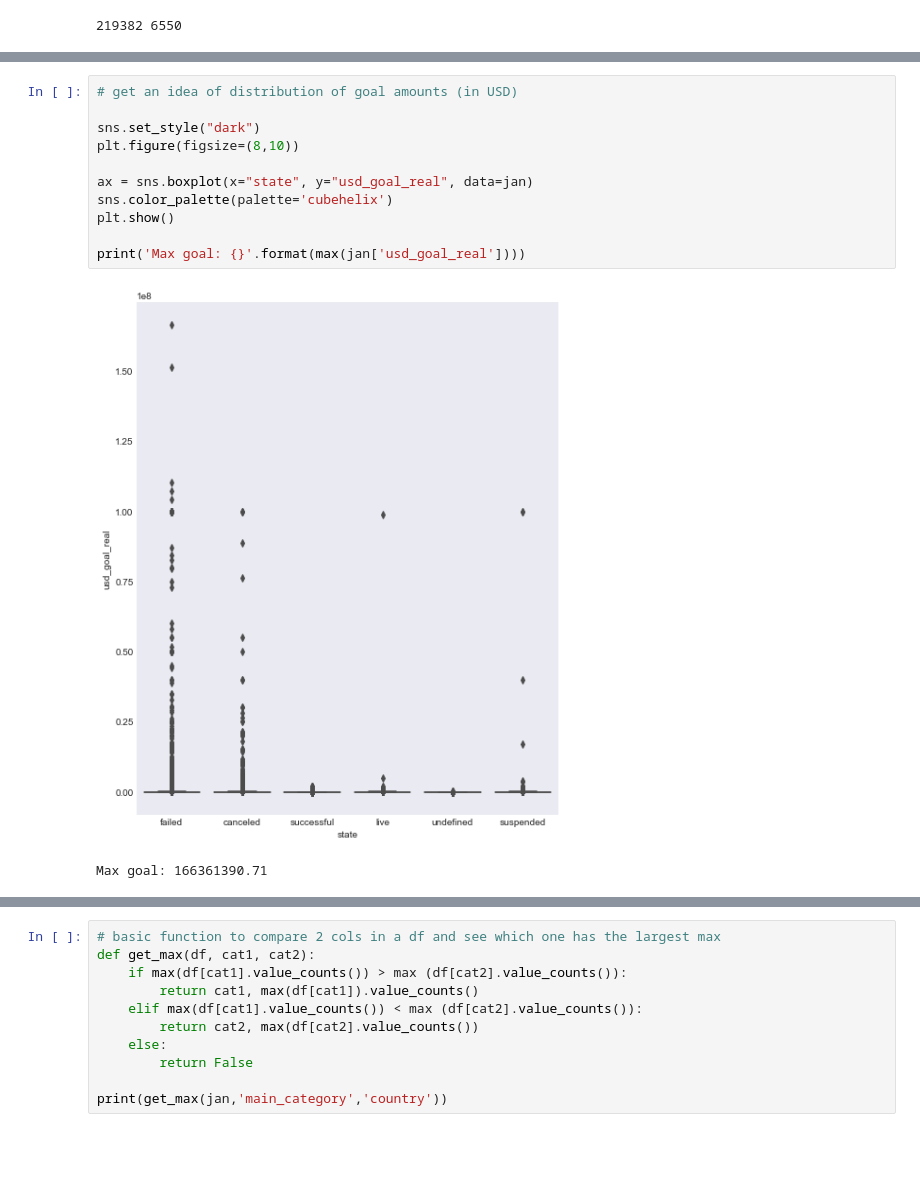
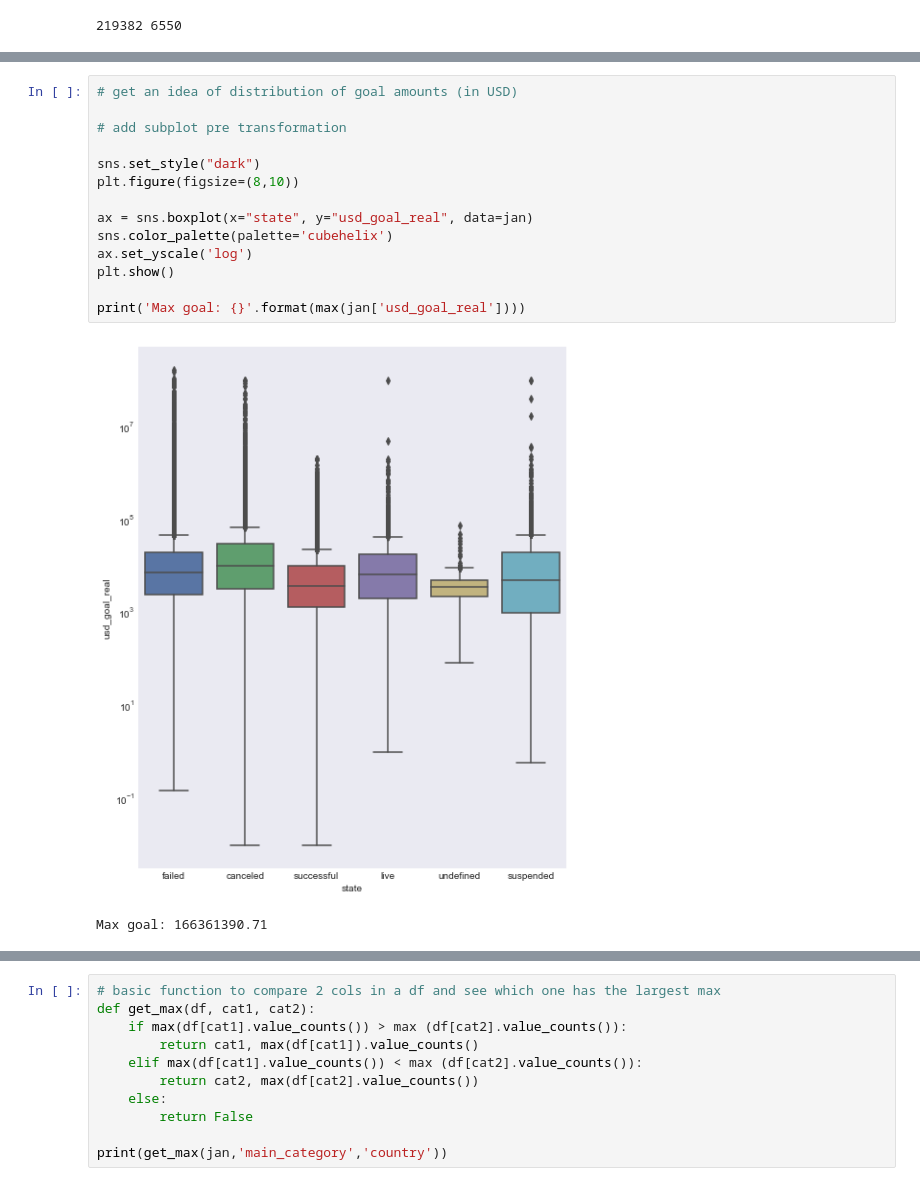
Before and after one commit to gemmaaa/lingdata, a Jupyter notebook: 2.1.8 Preparing a dataset for modeling.ipynb, the cells around one changed output, grey strips where cells are left out. Drawn from its saved outputs; the diff is of its cells as text; blank space fills up the shorter version.

```diff
--- a/2.1.8 Preparing a dataset for modeling.ipynb
+++ b/2.1.8 Preparing a dataset for modeling.ipynb
@@ -168,16 +172,19 @@ plt.show()
 # %%
 # get an idea of distribution of goal amounts (in USD)
+
+# add subplot pre transformation
 
 sns.set_style("dark")
 plt.figure(figsize=(8,10))
 
 ax = sns.boxplot(x="state", y="usd_goal_real", data=jan)
 sns.color_palette(palette='cubehelix')
+ax.set_yscale('log')
 plt.show()
 
 print('Max goal: {}'.format(max(jan['usd_goal_real'])))
 # %% [output]
-[figure, old version]
+[figure, new version]
 Max goal: 166361390.71
 # %%
 plt.style.use('seaborn-deep')
```
Also changed, not shown: parts of 13 cells of this notebook.
